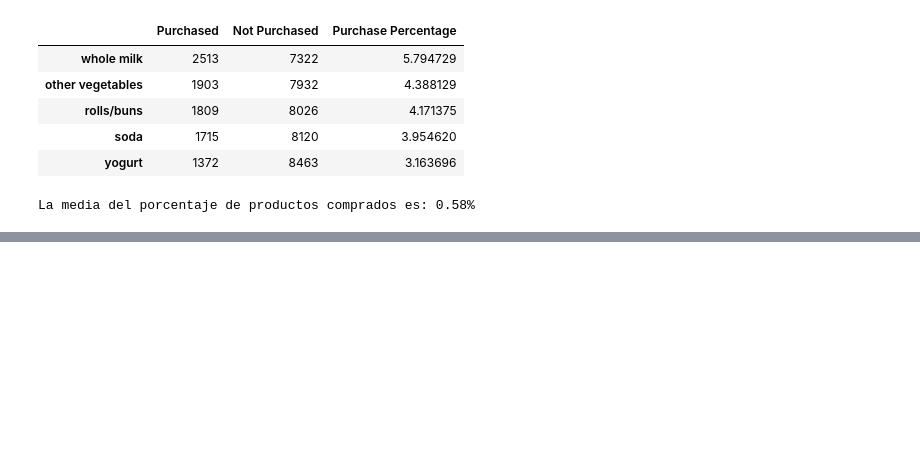
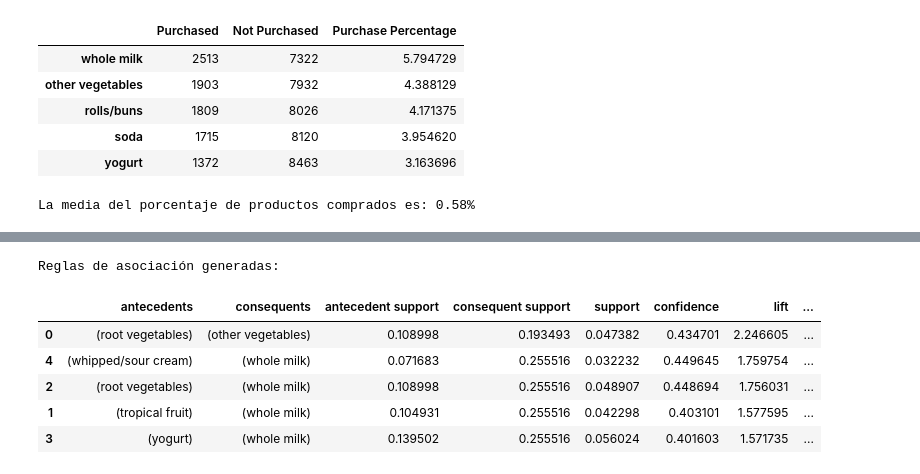
Before and after one commit to albacortes9/asociacion_da, a Jupyter notebook: ejercicio_asociacion.ipynb, the cells around one changed output, grey strips where cells are left out. Cells and saved outputs as stored; diff of their text form; code cells hidden in the pictures; blank space fills up the shorter version.

```diff
--- a/ejercicio_asociacion.ipynb
+++ b/ejercicio_asociacion.ipynb
@@ -189,0 +194,11 @@ La media del porcentaje de productos comprados es: 0.58%
+# %%
+from mlxtend.frequent_patterns import apriori
+
+# Aplicamos Apriori sobre la tabla binaria (apriori1)
+frequent_itemsets = apriori(apriori1,
+                            min_support=0.03,
+                            use_colnames=True)
+
+# Mostramos los itemsets frecuentes ordenados por soporte
+print("Itemsets frecuentes encontrados:")
+frequent_itemsets.sort_values(by="support", ascending=False).head(10)
@@ -189,0 +218,19 @@ La media del porcentaje de productos comprados es: 0.58%
+# %%
+from mlxtend.frequent_patterns import association_rules
+
+# Generamos las reglas con un umbral de confianza mínimo de 40%
+rules = association_rules(frequent_itemsets,
+                          metric="confidence",
+                          min_threshold=0.4)
+
+# Mostramos las reglas ordenadas por lift
+print("Reglas de asociación generadas:")
+rules.sort_values(by='lift', ascending=False).head(10)
+# %% [output]
+Reglas de asociación generadas:
+|  | antecedents | consequents | antecedent support | consequent support | support | confidence | lift | ... |
+| 0 | (root vegetables) | (other vegetables) | 0.108998 | 0.193493 | 0.047382 | 0.434701 | 2.246605 | ... |
+| 4 | (whipped/sour cream) | (whole milk) | 0.071683 | 0.255516 | 0.032232 | 0.449645 | 1.759754 | ... |
+| 2 | (root vegetables) | (whole milk) | 0.108998 | 0.255516 | 0.048907 | 0.448694 | 1.756031 | ... |
+| 1 | (tropical fruit) | (whole milk) | 0.104931 | 0.255516 | 0.042298 | 0.403101 | 1.577595 | ... |
+| 3 | (yogurt) | (whole milk) | 0.139502 | 0.255516 | 0.056024 | 0.401603 | 1.571735 | ... |
```
Also changed, not shown: parts of 14 cells of this notebook, 1 other file.
